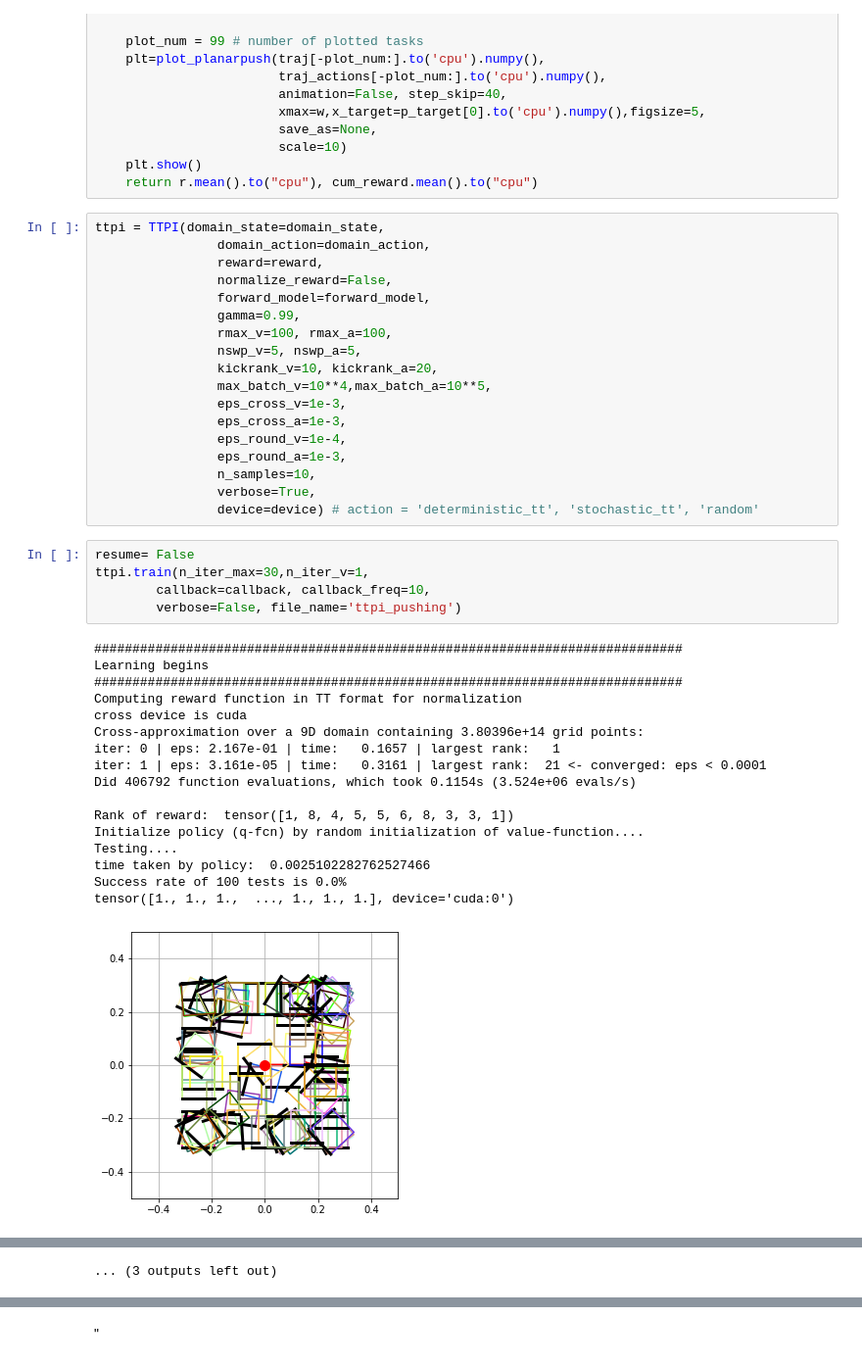
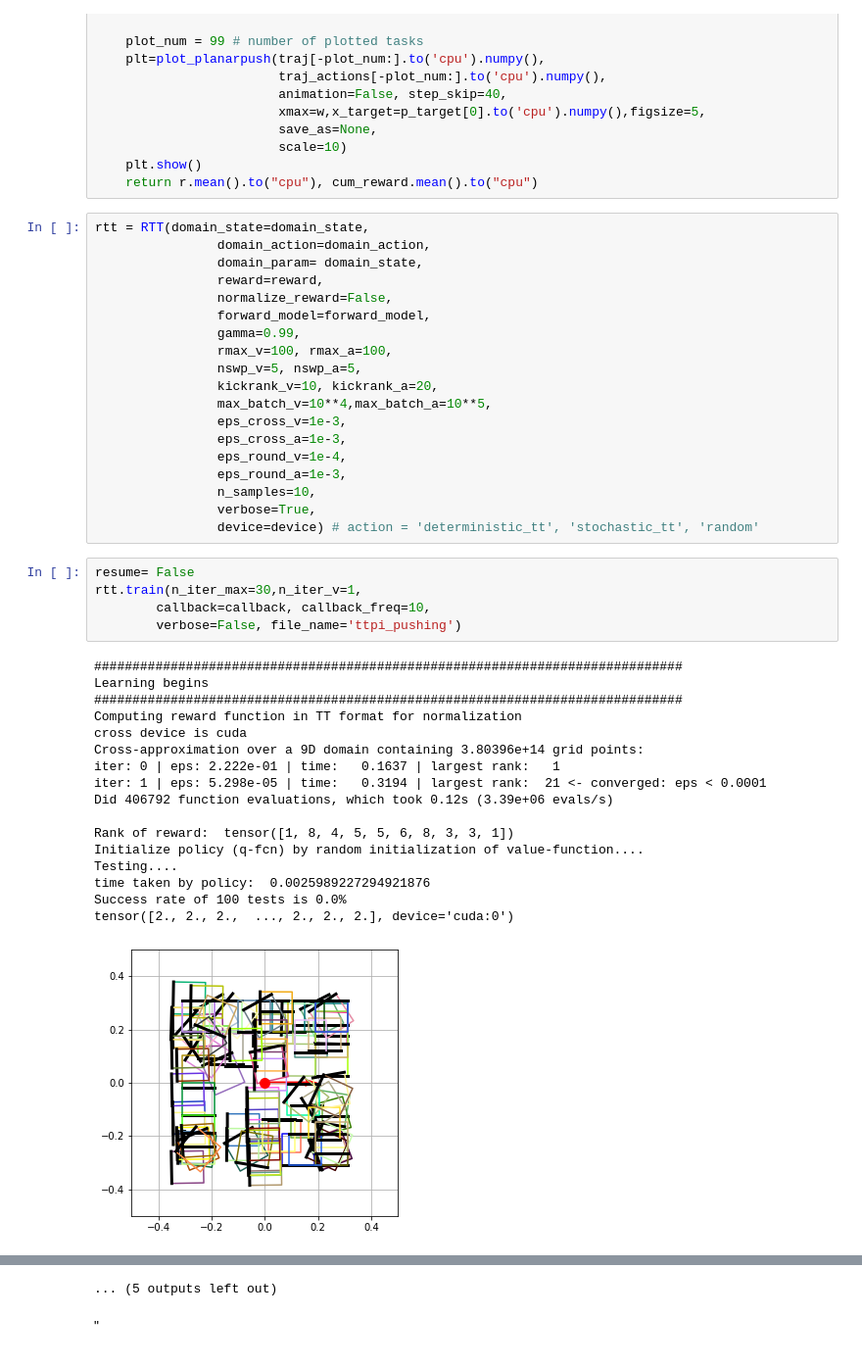
Before and after one commit to Schortenger/robust_pl, a Jupyter notebook: examples/TTPI_example_pushing.ipynb, the cells around one changed output, grey strips where cells are left out. Shown: that part at 98% size. Saved outputs shown, nothing was run; the diff lists cells and outputs as text.

```diff
--- a/examples/TTPI_example_pushing.ipynb
+++ b/examples/TTPI_example_pushing.ipynb
@@ -107,8 +104,9 @@ def callback(ttpi, state=state, file_name='fig',callback_count=0):
     plt.show()
     return r.mean().to("cpu"), cum_reward.mean().to("cpu")
 # %%
-ttpi = TTPI(domain_state=domain_state,
+rtt = RTT(domain_state=domain_state,
                 domain_action=domain_action,
+                domain_param= domain_state,
                 reward=reward,
                 normalize_reward=False,
                 forward_model=forward_model,
@@ -126,24 +124,24 @@ ttpi = TTPI(domain_state=domain_state,
                 device=device) # action = 'deterministic_tt', 'stochastic_tt', 'random'
 # %%
 resume= False
-ttpi.train(n_iter_max=30,n_iter_v=1,
+rtt.train(n_iter_max=30,n_iter_v=1,
         callback=callback, callback_freq=10,
         verbose=False, file_name='ttpi_pushing')
 # %% [output]
 #############################################################################
 Learning begins
 #############################################################################
 Computing reward function in TT format for normalization
 cross device is cuda
 Cross-approximation over a 9D domain containing 3.80396e+14 grid points:
-iter: 0 | eps: 2.167e-01 | time:   0.1657 | largest rank:   1
-iter: 1 | eps: 3.161e-05 | time:   0.3161 | largest rank:  21 <- converged: eps < 0.0001
-Did 406792 function evaluations, which took 0.1154s (3.524e+06 evals/s)
+iter: 0 | eps: 2.222e-01 | time:   0.1637 | largest rank:   1
+iter: 1 | eps: 5.298e-05 | time:   0.3194 | largest rank:  21 <- converged: eps < 0.0001
+Did 406792 function evaluations, which took 0.12s (3.39e+06 evals/s)
 
 Rank of reward:  tensor([1, 8, 4, 5, 5, 6, 8, 3, 3, 1])
 Initialize policy (q-fcn) by random initialization of value-function....
 Testing....
-time taken by policy:  0.0025102282762527466
+time taken by policy:  0.0025989227294921876
 Success rate of 100 tests is 0.0%
-tensor([1., 1., 1.,  ..., 1., 1., 1.], device='cuda:0')
+tensor([2., 2., 2.,  ..., 2., 2., 2.], device='cuda:0')
-[figure, old version]
+[figure, new version]
@@ -224 +220,0 @@ tensor([1., 1., 1.,  ..., 2., 2., 2.], device='cuda:0')
-... (3 outputs left out)
@@ -225,2 +238,3 @@ tensor([1., 1., 1.,  ..., 2., 2., 2.], device='cuda:0')
+... (5 outputs left out)
 # %% [markdown]
 "
```
Also changed, not shown: parts of 2 cells of this notebook, 5 other files.
